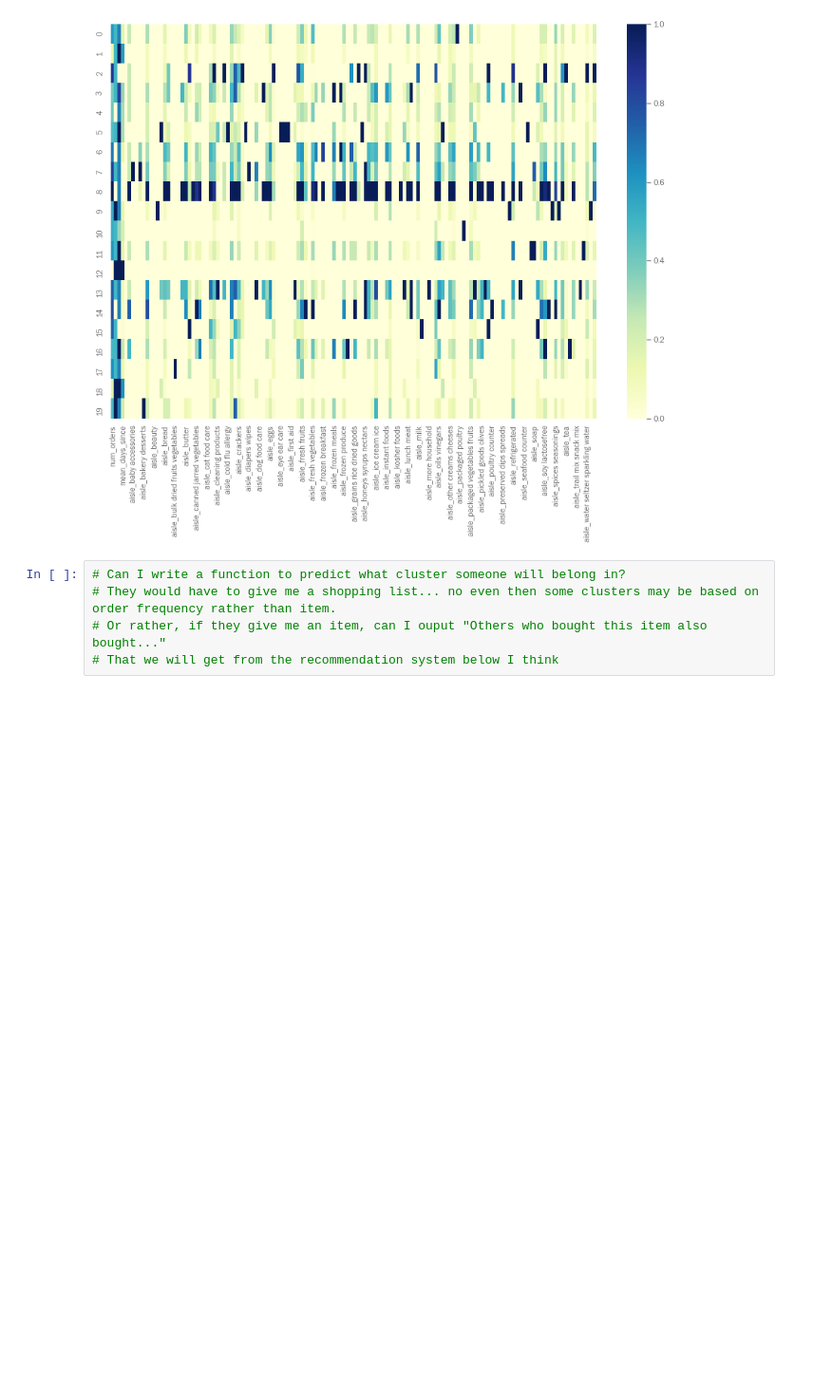
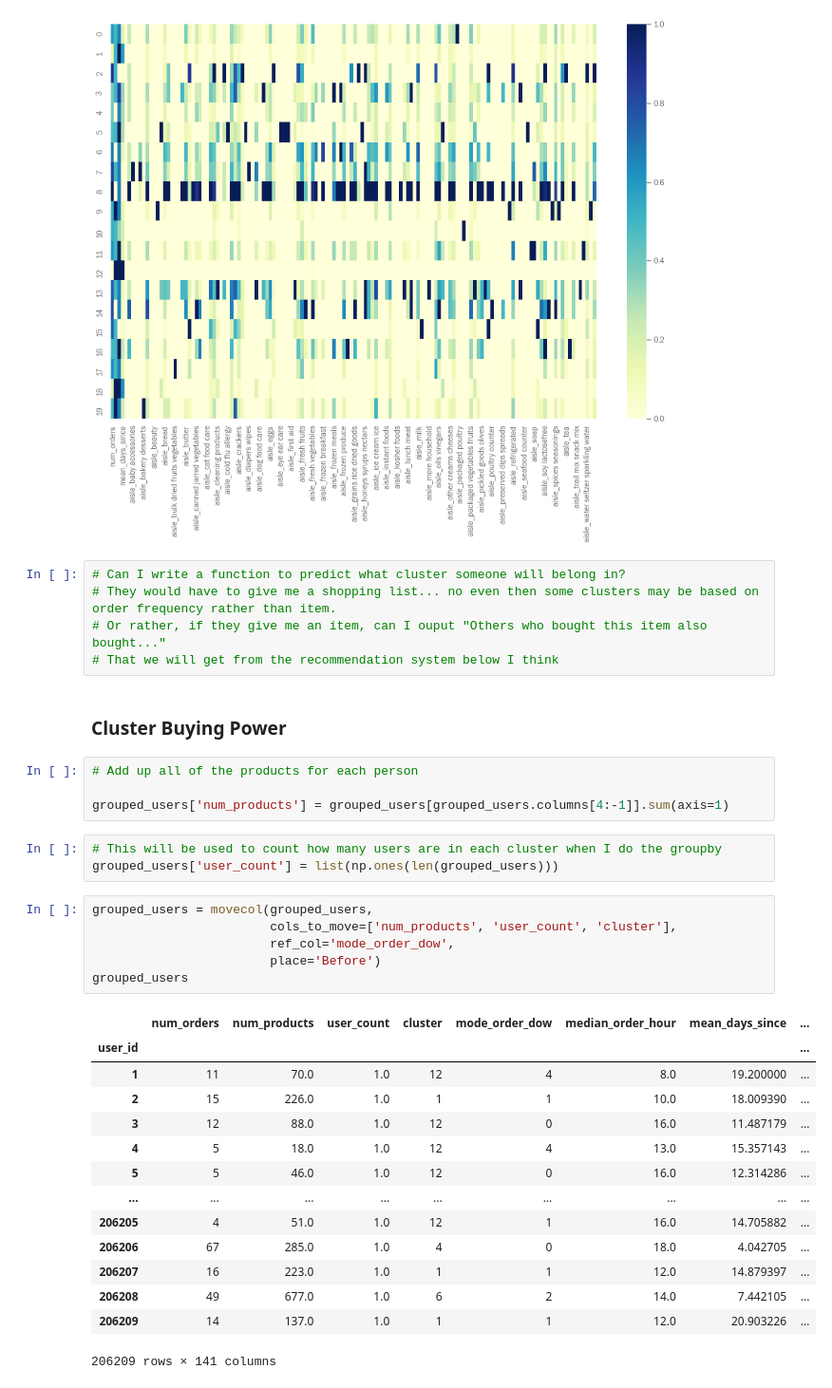
Before and after one commit to melodygr/grocery_recommendation, a Jupyter notebook: Clustering.ipynb, the cells around one changed output. Shown at 95% size. Saved outputs shown, nothing was run; the diff lists cells and outputs as text; blank space fills up the shorter version.

```diff
--- a/Clustering.ipynb
+++ b/Clustering.ipynb
@@ -646,3 +659,33 @@ plt.savefig('Images/cluster_heatmap.png')
 # They would have to give me a shopping list... no even then some clusters may be based on order frequency rather than item.
 # Or rather, if they give me an item, can I ouput "Others who bought this item also bought..."
 # That we will get from the recommendation system below I think
+# %% [markdown]
+### Cluster Buying Power
+# %%
+# Add up all of the products for each person
+
+grouped_users['num_products'] = grouped_users[grouped_users.columns[4:-1]].sum(axis=1)
+# %%
+# This will be used to count how many users are in each cluster when I do the groupby
+grouped_users['user_count'] = list(np.ones(len(grouped_users)))
+# %%
+grouped_users = movecol(grouped_users,
+                        cols_to_move=['num_products', 'user_count', 'cluster'],
+                        ref_col='mode_order_dow',
+                        place='Before')
+grouped_users
+# %% [output]
+|  | num_orders | num_products | user_count | cluster | mode_order_dow | median_order_hour | mean_days_since | ... |
+| user_id |  |  |  |  |  |  |  | ... |
+| 1 | 11 | 70.0 | 1.0 | 12 | 4 | 8.0 | 19.200000 | ... |
+| 2 | 15 | 226.0 | 1.0 | 1 | 1 | 10.0 | 18.009390 | ... |
+| 3 | 12 | 88.0 | 1.0 | 12 | 0 | 16.0 | 11.487179 | ... |
+| 4 | 5 | 18.0 | 1.0 | 12 | 4 | 13.0 | 15.357143 | ... |
+| 5 | 5 | 46.0 | 1.0 | 12 | 0 | 16.0 | 12.314286 | ... |
+| ... | ... | ... | ... | ... | ... | ... | ... | ... |
+| 206205 | 4 | 51.0 | 1.0 | 12 | 1 | 16.0 | 14.705882 | ... |
+| 206206 | 67 | 285.0 | 1.0 | 4 | 0 | 18.0 | 4.042705 | ... |
+| 206207 | 16 | 223.0 | 1.0 | 1 | 1 | 12.0 | 14.879397 | ... |
+| 206208 | 49 | 677.0 | 1.0 | 6 | 2 | 14.0 | 7.442105 | ... |
+| 206209 | 14 | 137.0 | 1.0 | 1 | 1 | 12.0 | 20.903226 | ... |
+206209 rows × 141 columns
```
Also changed, not shown: parts of 16 cells of this notebook, 1 other file.
